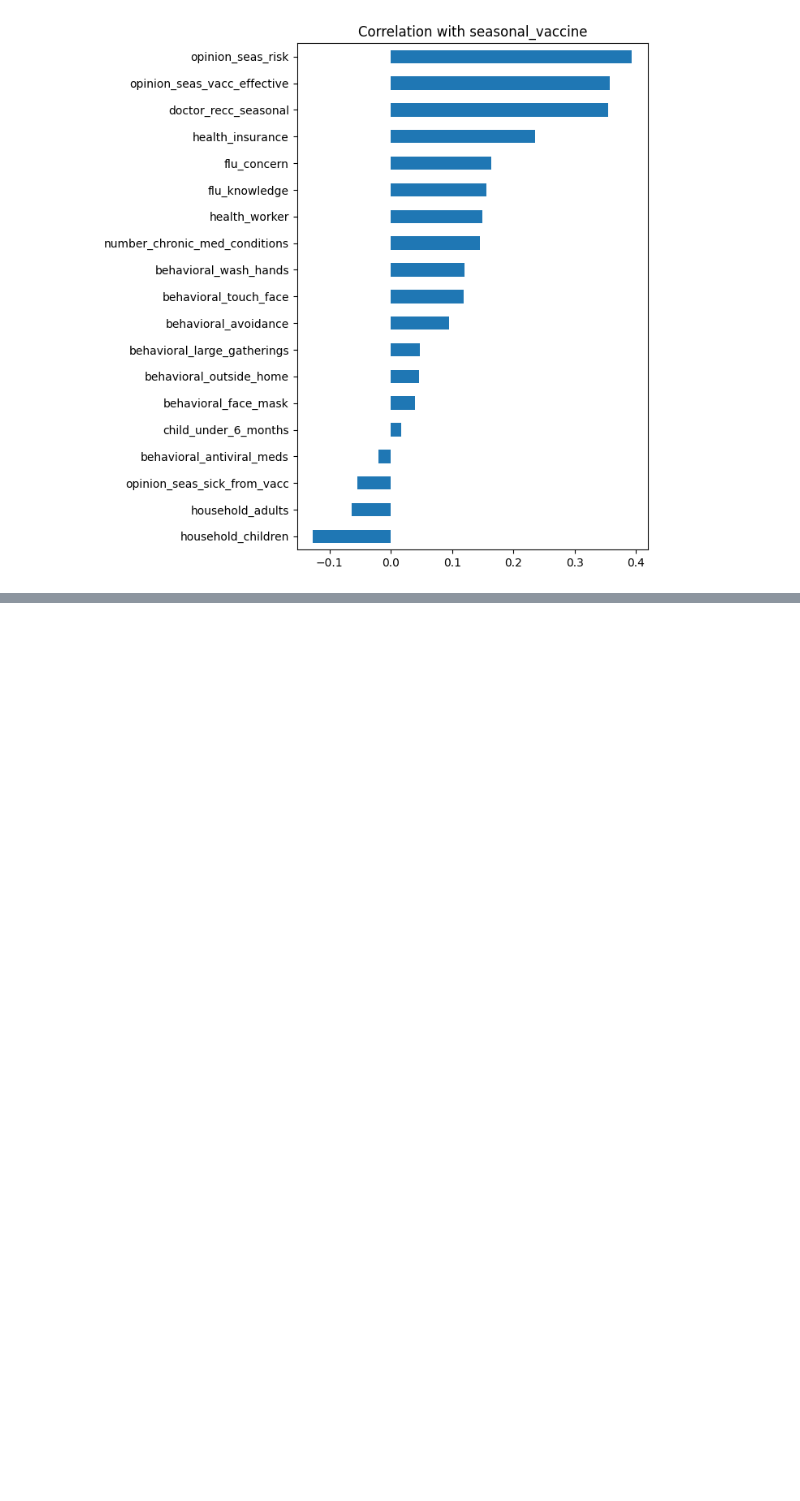
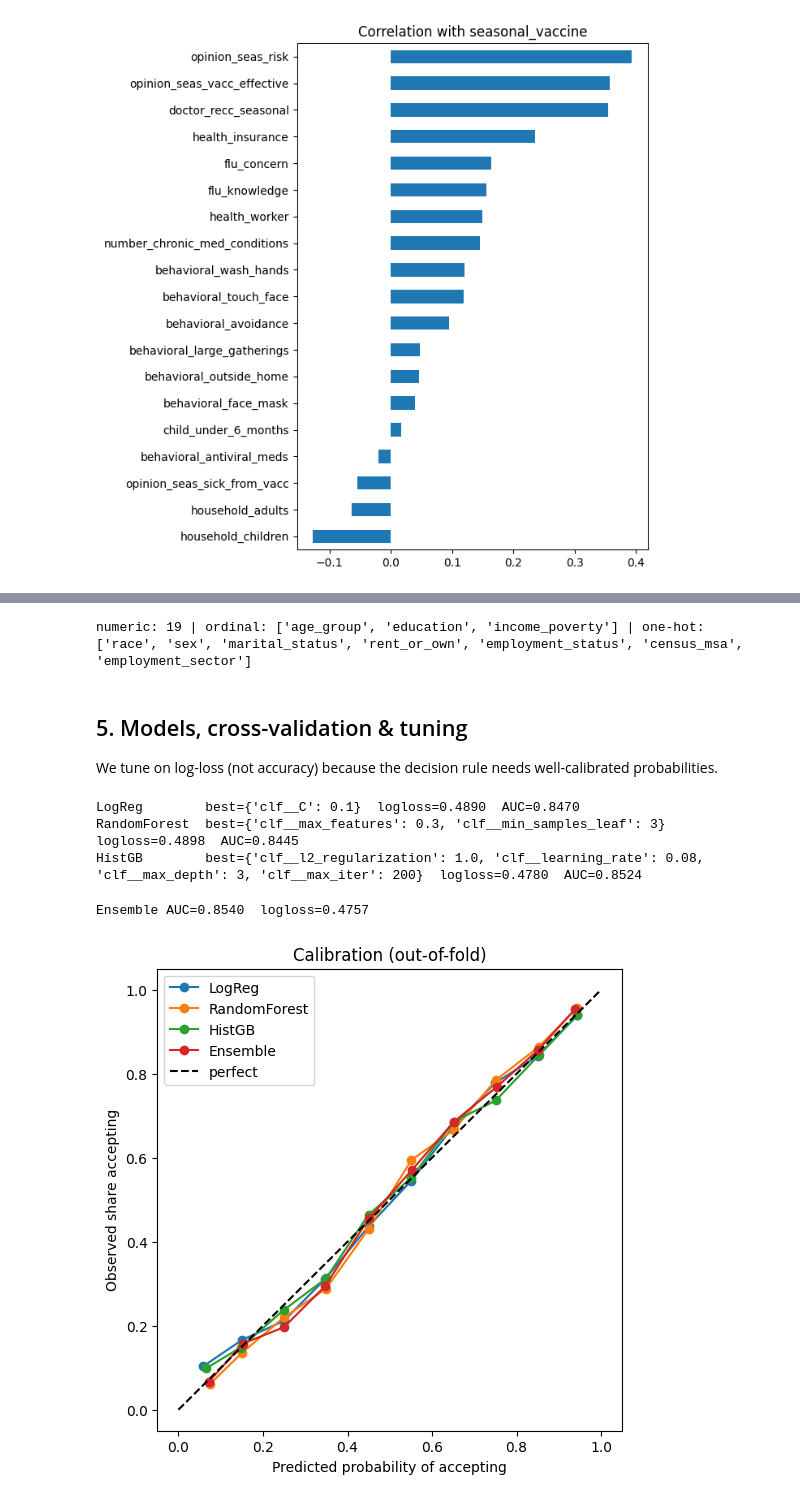
Before and after one commit to Charanca24/Team-E, a Jupyter notebook: flu_vaccine.ipynb, the cells around one changed output, grey strips where cells are left out. Drawn from its saved outputs; the diff is of its cells as text; code cells hidden in the pictures; blank space fills up the shorter version.

Commit message:
EDA, Pre-processing , Modelling

```diff
--- a/flu_vaccine.ipynb
+++ b/flu_vaccine.ipynb
@@ -77,0 +140,66 @@ plt.tight_layout(); plt.show()
+# %%
+ordinal_cols = ["age_group", "education", "income_poverty"]
+ordinal_cats = [["18 - 34 Years", "35 - 44 Years", "45 - 54 Years", "55 - 64 Years", "65+ Years"],
+                ["< 12 Years", "12 Years", "Some College", "College Graduate"],
+                ["Below Poverty", "<= $75,000, Above Poverty", "> $75,000"]]
+cat_cols = [c for c in X.columns if not pd.api.types.is_numeric_dtype(X[c]) and c not in ordinal_cols]
+num_cols = [c for c in X.columns if c not in cat_cols + ordinal_cols]
+
+def make_preprocessor(scale=True):
+    num_steps = [("imp", SimpleImputer(strategy="median", add_indicator=True))]
+    if scale: num_steps.append(("sc", StandardScaler()))
+    return ColumnTransformer([
+        ("num", Pipeline(num_steps), num_cols),
+        ("ord", Pipeline([("enc", OrdinalEncoder(categories=ordinal_cats,
+                                                 handle_unknown="use_encoded_value", unknown_value=np.nan)),
+                          ("imp", SimpleImputer(strategy="median", add_indicator=True)),
+                          ("sc", StandardScaler() if scale else "passthrough")]), ordinal_cols),
+        ("cat", Pipeline([("imp", SimpleImputer(strategy="constant", fill_value="missing")),
+                          ("oh", OneHotEncoder(handle_unknown="ignore"))]), cat_cols),
+    ])
+print("numeric:", len(num_cols), "| ordinal:", ordinal_cols, "| one-hot:", cat_cols)
+# %% [output]
+numeric: 19 | ordinal: ['age_group', 'education', 'income_poverty'] | one-hot: ['race', 'sex', 'marital_status', 'rent_or_own', 'employment_status', 'census_msa', 'employment_sector']
+# %% [markdown]
+## 5. Models, cross-validation & tuning
+We tune on log-loss (not accuracy) because the decision rule needs well-calibrated probabilities.
+# %%
+cv = StratifiedKFold(n_splits=5, shuffle=True, random_state=SEED)
+
+candidates = {
+    "LogReg": (Pipeline([("prep", make_preprocessor()), ("clf", LogisticRegression(max_iter=2000))]),
+               {"clf__C": [0.01, 0.1, 1.0]}),
+    "RandomForest": (Pipeline([("prep", make_preprocessor(scale=False)),
+                               ("clf", RandomForestClassifier(n_estimators=400, random_state=SEED, n_jobs=-1))]),
+                     {"clf__min_samples_leaf": [3, 10], "clf__max_features": ["sqrt", 0.3]}),
+    "HistGB": (Pipeline([("prep", make_preprocessor(scale=False)),
+                         ("clf", HistGradientBoostingClassifier(random_state=SEED))]),
+               {"clf__learning_rate": [0.03, 0.08], "clf__max_depth": [3, None],
+                "clf__max_iter": [200], "clf__l2_regularization": [0.0, 1.0]}),
+}
+
+best_models, oof = {}, {}
+for name, (pipe, grid) in candidates.items():
+    gs = GridSearchCV(pipe, grid, cv=cv, scoring="neg_log_loss", n_jobs=-1).fit(X, y)
+    best_models[name] = gs.best_estimator_
+    # out-of-fold probabilities = honest predictions on unseen data
+    oof[name] = cross_val_predict(gs.best_estimator_, X, y, cv=cv, method="predict_proba")[:, 1]
+    print(f"{name:13s} best={gs.best_params_}  logloss={-gs.best_score_:.4f}  AUC={roc_auc_score(y, oof[name]):.4f}")
+# %% [output]
+LogReg        best={'clf__C': 0.1}  logloss=0.4890  AUC=0.8470
+RandomForest  best={'clf__max_features': 0.3, 'clf__min_samples_leaf': 3}  logloss=0.4898  AUC=0.8445
+HistGB        best={'clf__l2_regularization': 1.0, 'clf__learning_rate': 0.08, 'clf__max_depth': 3, 'clf__max_iter': 200}  logloss=0.4780  AUC=0.8524
+# %%
+oof["Ensemble"] = np.mean([oof[m] for m in ["LogReg", "RandomForest", "HistGB"]], axis=0)
+print(f"Ensemble AUC={roc_auc_score(y, oof['Ensemble']):.4f}  logloss={log_loss(y, oof['Ensemble']):.4f}")
+
+plt.figure(figsize=(6, 6))
+for name, q in oof.items():
+    frac, mean_pred = calibration_curve(y, q, n_bins=10)
+    plt.plot(mean_pred, frac, marker="o", label=name)
+plt.plot([0, 1], [0, 1], "k--", label="perfect")
+plt.xlabel("Predicted probability of accepting"); plt.ylabel("Observed share accepting")
+plt.title("Calibration (out-of-fold)"); plt.legend(); plt.show()
+# %% [output]
+Ensemble AUC=0.8540  logloss=0.4757
+[figure, added]
```
Also changed, not shown: parts of 7 cells of this notebook.
